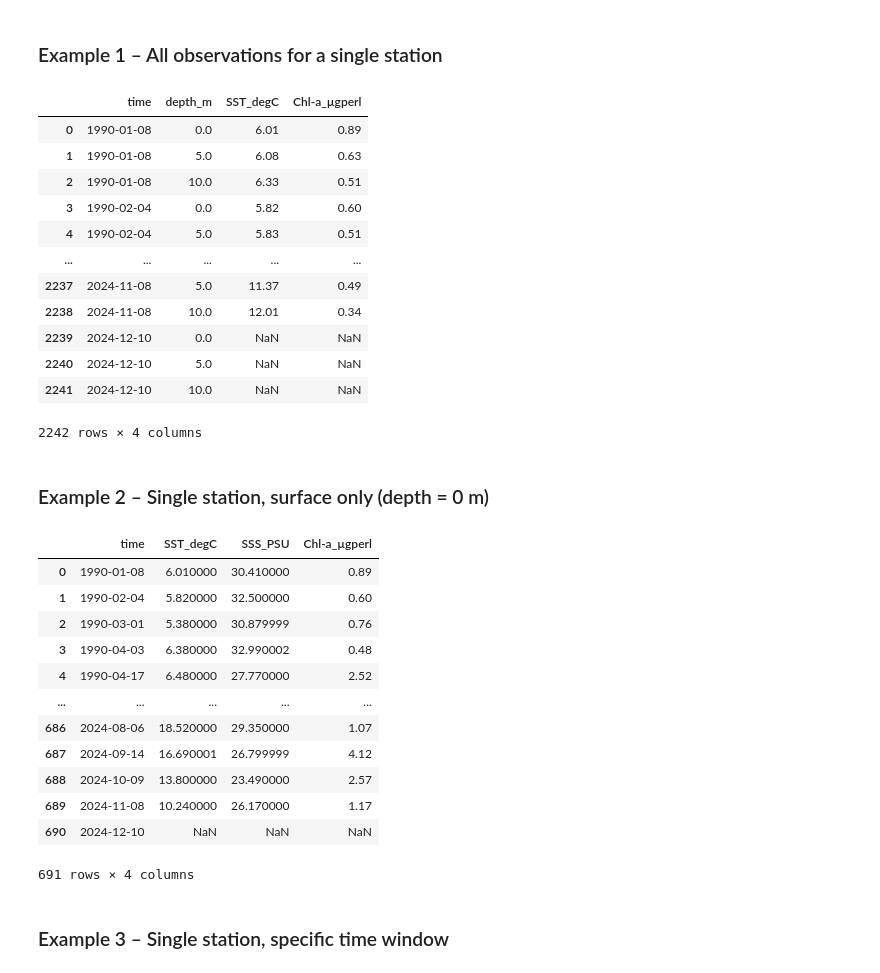
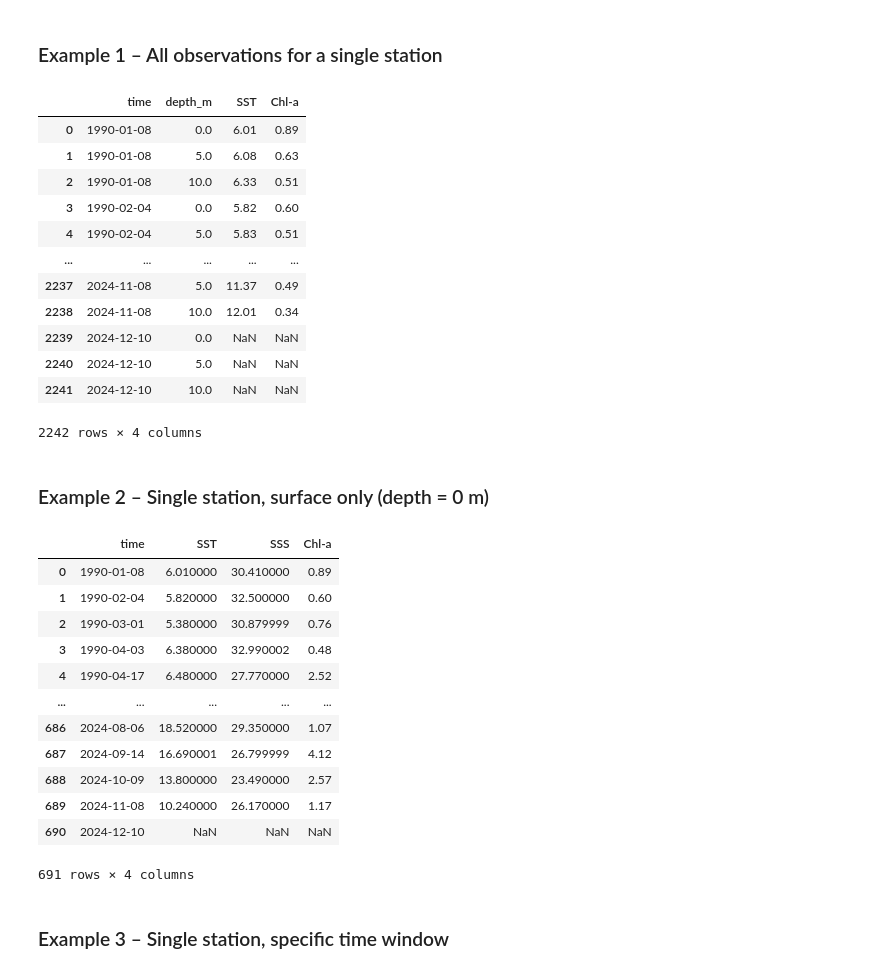
Before and after one commit to NIVANorge/niva-aquainfra, a Jupyter notebook: notebooks/create_oslofjord_dataset.ipynb, the cells around one changed output. Saved outputs shown, nothing was run; the diff lists cells and outputs as text; code cells hidden in the pictures.

```diff
--- a/notebooks/create_oslofjord_dataset.ipynb
+++ b/notebooks/create_oslofjord_dataset.ipynb
@@ -28,7 +28,7 @@ import netCDF4 as nc
 ## 2. Load metadata
 # %%
 meta_path = Path("../hydrochem_trends_river_oslofjord_use_case/config/marine/oslofjord.json")
-with meta_path.open() as f:
+with meta_path.open(encoding="utf-8") as f:
     meta = json.load(f)
 
 print(f"Loaded metadata for {len(meta['variables'])} variables")
@@ -229,11 +293,11 @@ mask = stn_of_obs == np.where(stns == "Arendal")[0][0]
 pd.DataFrame({
     "time":    time_of_obs[mask],
     "depth_m": depth_of_obs[mask],
-    "SST_degC":    ds["SST_degC"].values[mask],
-    "Chl-a_µgperl": ds["Chl-a_µgperl"].values[mask],
+    "SST":    ds["SST"].values[mask],
+    "Chl-a": ds["Chl-a"].values[mask],
 })
 # %% [output]
-|  | time | depth_m | SST_degC | Chl-a_µgperl |
+|  | time | depth_m | SST | Chl-a |
 | 0 | 1990-01-08 | 0.0 | 6.01 | 0.89 |
 | 1 | 1990-01-08 | 5.0 | 6.08 | 0.63 |
 | 2 | 1990-01-08 | 10.0 | 6.33 | 0.51 |
@@ -251,14 +315,14 @@ pd.DataFrame({
 # %%
 mask = (stn_of_obs == np.where(stns == "Arendal")[0][0]) & (depth_of_obs == 0)
 
 pd.DataFrame({
     "time":         time_of_obs[mask],
-    "SST_degC":     ds["SST_degC"].values[mask],
-    "SSS_PSU":      ds["SSS_PSU"].values[mask],
-    "Chl-a_µgperl": ds["Chl-a_µgperl"].values[mask],
+    "SST":     ds["SST"].values[mask],
+    "SSS":      ds["SSS"].values[mask],
+    "Chl-a": ds["Chl-a"].values[mask],
 })
 # %% [output]
-|  | time | SST_degC | SSS_PSU | Chl-a_µgperl |
+|  | time | SST | SSS | Chl-a |
 | 0 | 1990-01-08 | 6.010000 | 30.410000 | 0.89 |
 | 1 | 1990-02-04 | 5.820000 | 32.500000 | 0.60 |
 | 2 | 1990-03-01 | 5.380000 | 30.879999 | 0.76 |
```
Also changed, not shown: parts of 9 cells of this notebook, 3 other files.
